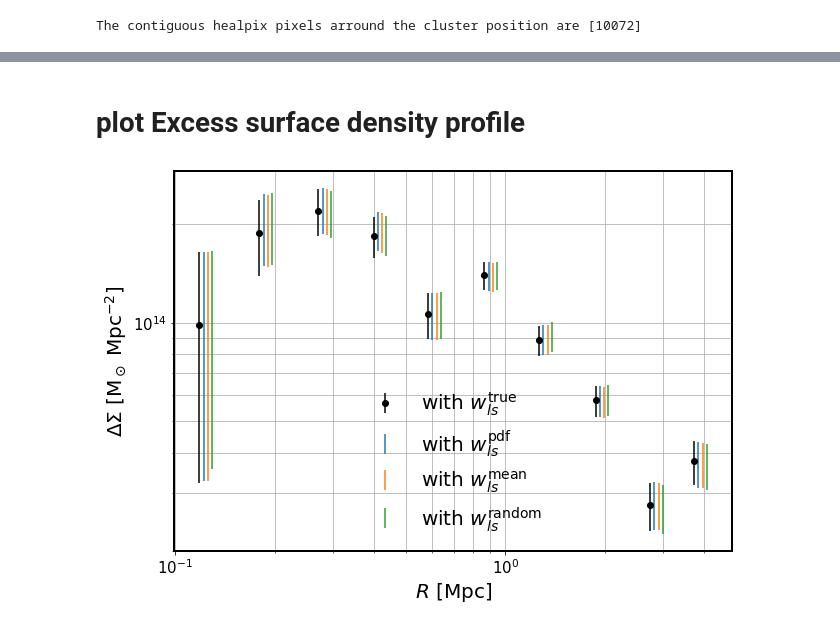
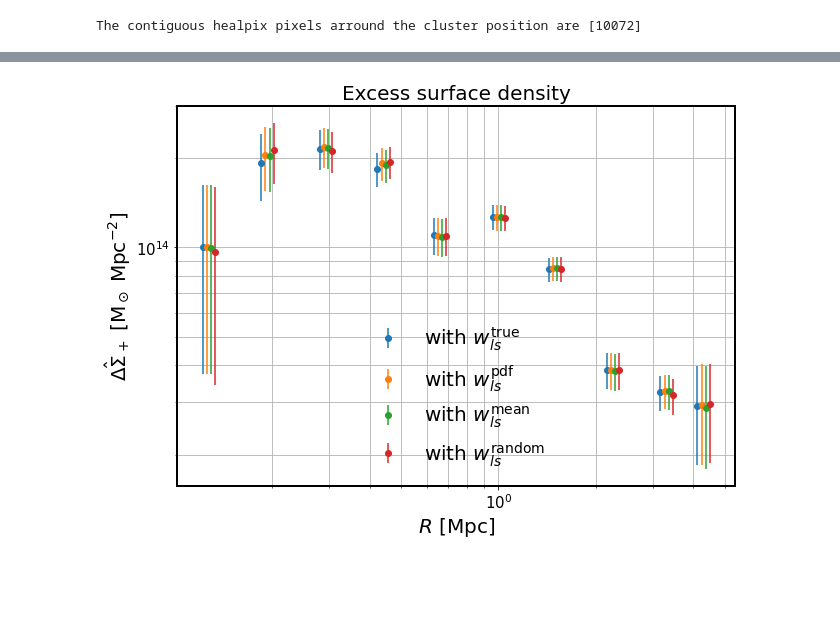
Before and after one commit to LSSTDESC/DC2_CL_PZ, a Jupyter notebook: Example_compute_deltasigma_with_photozs.ipynb, the cells around one changed output, grey strips where cells are left out. Saved outputs shown, nothing was run; the diff lists cells and outputs as text; code cells hidden in the pictures; blank space fills up the shorter version.

```diff
--- a/Example_compute_deltasigma_with_photozs.ipynb
+++ b/Example_compute_deltasigma_with_photozs.ipynb
@@ -230,3 +254,7 @@ for i in range(3):
 # %%
 data = clmm.GCData(cat_complete)
 cl = clmm.GalaxyCluster('DM_halo', ra_cl, dec_cl, z_cl, data)
+cl.galcat['ws_true'] = np.array(w_ls_true)
+cl.galcat['ws_pdf'] = np.array(w_ls_photozs)
+cl.galcat['ws_mean'] = np.array(w_ls_mean)
+cl.galcat['ws_random'] = np.array(w_ls_random)
@@ -246,2 +271,3 @@ cl.galcat['w_ls_random'] = np.array(w_ls_random)
 # %%
-bin_edges = clmm.make_bins(0.1,  5, nbins=10, method='evenlog10width')
+bin_edges = clmm.make_bins(0.1,  6, nbins=10, method='evenlog10width')
+radial_bin = [[bin_edges[i], bin_edges[i + 1]] for i in range(len(bin_edges)-1)]
@@ -292,2 +273,0 @@ for i, r_bin in enumerate(radial_bin):
-# %% [markdown]
-# plot Excess surface density profile
@@ -294,21 +296,45 @@ for i, r_bin in enumerate(radial_bin):
+# %%
+#true redhift
+profile_true = make_radial_profile(catalog = cl, radius = 'r',
+                                   tangential_ellipticity = 'shear_t',
+                                   weight = 'ws_true',
+                                   radial_bin = radial_bin)
+
+# using full photometric PDF
+profile_pdf = make_radial_profile(catalog = cl, radius = 'r',
+                                  tangential_ellipticity = 'shear_t',
+                                  weight = 'ws_pdf',
+                                  radial_bin = radial_bin)
+
+# using mean photometric redshift
+profile_mean = make_radial_profile(catalog = cl, radius = 'r',
+                                   tangential_ellipticity = 'shear_t',
+                                   weight = 'ws_mean',
+                                   radial_bin = radial_bin)
+
+# using random sample of the photometric PDF
+profile_random = make_radial_profile(catalog = cl, radius = 'r',
+                                     tangential_ellipticity = 'shear_t',
+                                     weight = 'ws_random',
+                                     radial_bin = radial_bin)
 # %%
-ylabelup = r'$\Delta\Sigma$ ' +'$[$' + r'${\rm M}$' + r'$_\odot\;$'+ r'${\rm Mpc}$'+r'$^{-2}$'r'$]$'
-ylabeldown = r'$\Delta\Sigma_\times$ ' +'$[$' + r'$\times 10^{13}$ ' + r'${\rm M}$' + r'$_\odot\;$'+ r'${\rm Mpc}$'+r'$^{-2}$'r'$]$'
+ylabel = r'$\hat{\Delta\Sigma}_+$ ' +'$[$' + r'${\rm M}$' + r'$_\odot\;$'+ r'${\rm Mpc}$'+r'$^{-2}$'r'$]$'
 xlabel = r'$R\ [$' + r'${\rm Mpc}$' + r'$]$'
 plt.figure(figsize = (10,7))
 plt.grid(True, which="both", ls="-")
 plt.rcParams['axes.linewidth'] = 2
 plt.tick_params(axis='both', which = 'both', labelsize= 15)
 deltalogr = 0.03
 dr = deltalogr*profile_true['r']
-plt.errorbar(profile_true['r']-1*dr, profile_true['DS'], profile_true['DS_err'], c='k', fmt = ' ', marker = 'o', label = r'with $w_{ls}^{\rm true}$')
-plt.errorbar(profile_true['r']+0*dr, profile_pdf['DS'], profile_pdf['DS_err'], fmt = ' ',label = r'with $w_{ls}^{\rm pdf}$')
-plt.errorbar(profile_true['r']+1*dr, profile_mean['DS'], profile_mean['DS_err'], fmt = ' ', label = r'with $w_{ls}^{\rm mean}$')
-plt.errorbar(profile_true['r']+2*dr, profile_random['DS'], profile_random['DS_err'], fmt = ' ', label = r'with $w_{ls}^{\rm random}$')
+plt.errorbar(profile_true['r']  - 1*dr, profile_true['DS']  , profile_true['DS_err']  , fmt = ' ', marker = 'o', label = r'with $w_{ls}^{\rm true}$')
+plt.errorbar(profile_pdf['r']   + 0*dr, profile_pdf['DS']   , profile_pdf['DS_err']   , fmt = ' ', marker = 'o', label = r'with $w_{ls}^{\rm pdf}$')
+plt.errorbar(profile_mean['r']  + 1*dr, profile_mean['DS']  , profile_mean['DS_err']  , fmt = ' ', marker = 'o', label = r'with $w_{ls}^{\rm mean}$')
+plt.errorbar(profile_random['r']+ 2*dr, profile_random['DS'], profile_random['DS_err'], fmt = ' ', marker = 'o', label = r'with $w_{ls}^{\rm random}$')
 plt.loglog()
 plt.xlabel(xlabel, fontsize = 20)
-plt.ylabel(ylabelup, fontsize = 20)
+plt.ylabel(ylabel, fontsize = 20)
 plt.legend(frameon = False, fontsize = 20, loc = 'lower center')
+plt.title('Excess surface density', fontsize = 20)
 plt.show()
 # %% [output]
-[figure, old version]
+[figure, new version]
```
Also changed, not shown: parts of 37 cells of this notebook.
